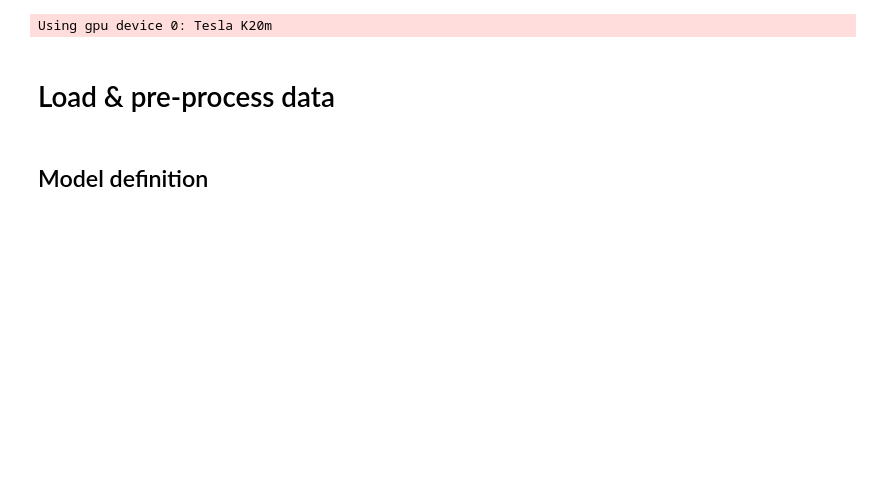
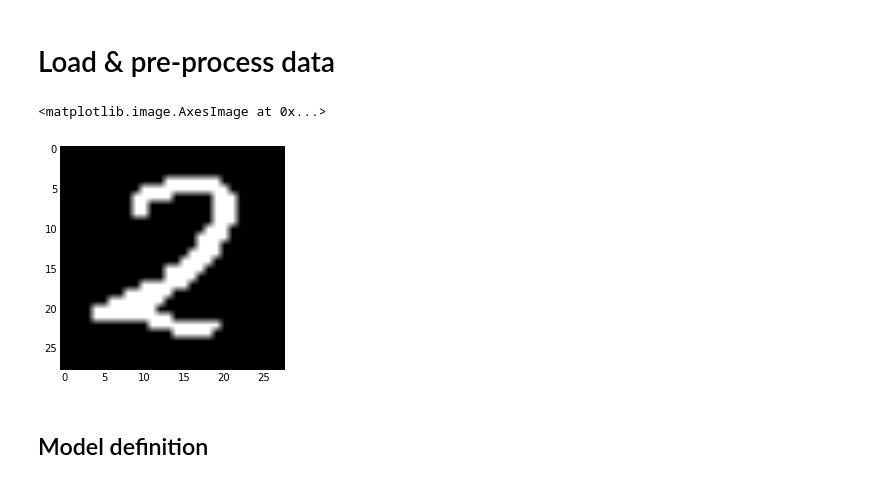
Before and after one commit to mehdidc/blending, a Jupyter notebook: mnist.ipynb, the cells around one changed output. Cells and saved outputs as stored; diff of their text form; code cells hidden in the pictures; blank space fills up the shorter version.

```diff
--- a/mnist.ipynb
+++ b/mnist.ipynb
@@ -1,4 +1,6 @@
 # %%
+import os
+os.environ["THEANO_FLAGS"] = "device=gpu1"
 from lasagne.generative.autoencoder import Autoencoder, greedy_learn_with_validation
 from lasagne.easy import BatchOptimizer, LightweightModel
 from lasagne.datasets.mnist import MNIST
@@ -10,9 +12,9 @@ from theano.sandbox import rng_mrg
 import theano
 import matplotlib.pyplot as plt
 import numpy as np
+from lasagne.layers import get_all_layers
+
 %matplotlib inline
-# %% [output]
-Using gpu device 0: Tesla K20m
 # %% [markdown]
 # Load & pre-process data
 # %%
@@ -32,3 +35,8 @@ X = X <= threshold_otsu(X)
 X = X.astype(np.float32)
 X = 1 - X
 X = X.reshape((X.shape[0], w*h))
+# %%
+plt.imshow(X[0].reshape((28, 28)), cmap="gray")
+# %% [output]
+<matplotlib.image.AxesImage at 0x...>
+[figure, added]
```
Also changed, not shown: parts of 9 cells of this notebook, 4 other files.
